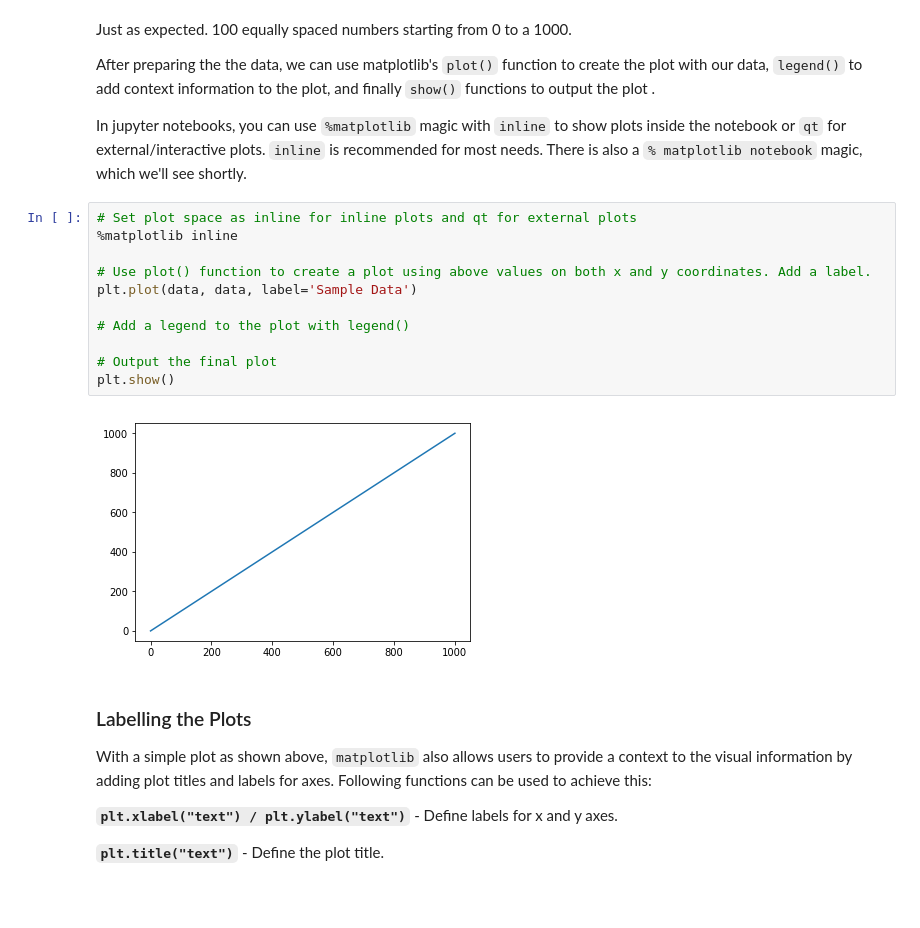
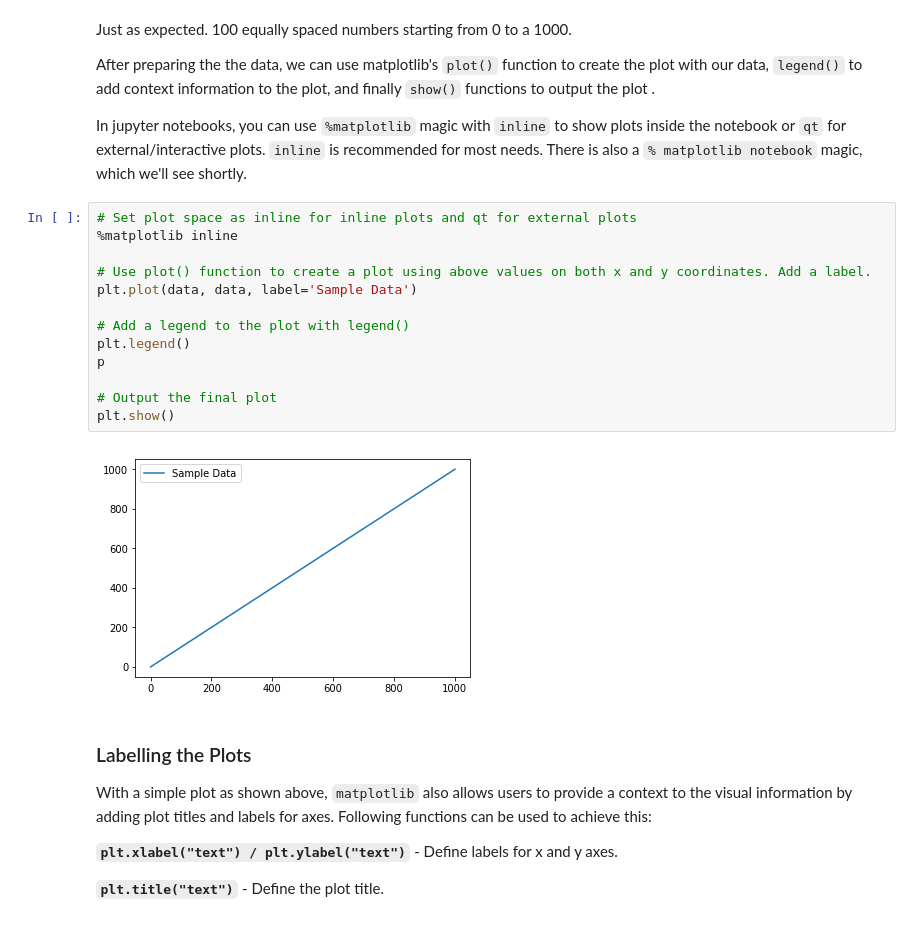
Before and after one commit to asafi1997/dsc-more-practice-with-matplotlib-nyc-ds-060319, a Jupyter notebook: index.ipynb, the cells around one changed output. Cells and saved outputs as stored; diff of their text form.

```diff
--- a/index.ipynb
+++ b/index.ipynb
@@ -51,16 +51,18 @@ In jupyter notebooks, you can use `%matplotlib` magic with `inline` to show plot
 # %%
 # Set plot space as inline for inline plots and qt for external plots
 %matplotlib inline
 
 # Use plot() function to create a plot using above values on both x and y coordinates. Add a label.
 plt.plot(data, data, label='Sample Data')
 
 # Add a legend to the plot with legend()
+plt.legend()
+p
 
 # Output the final plot
 plt.show()
 # %% [output]
-[figure, old version]
+[figure, new version]
 # %% [markdown]
 ### Labelling the Plots
 
```
